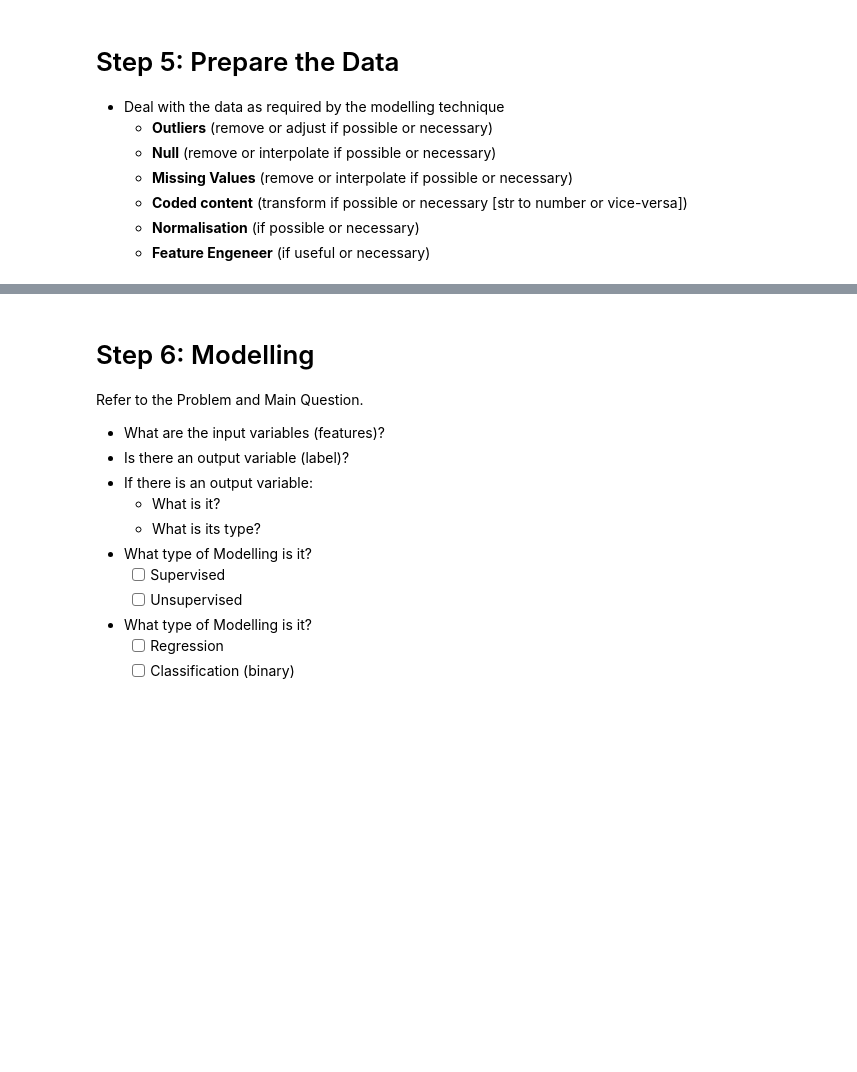
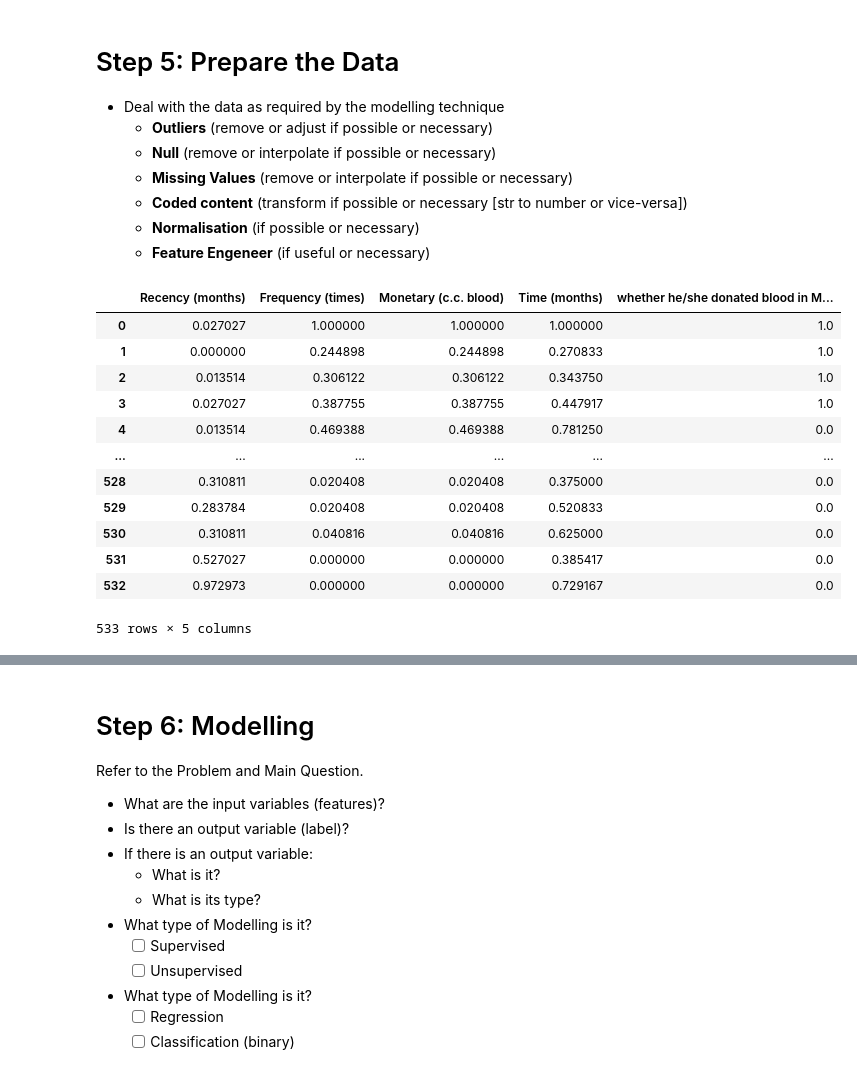
Before and after one commit to CDan07/IOD, a Jupyter notebook: Labs/Module 7/IOD_Lab-7_1_1 - Decision Trees.ipynb, the cells around one changed output, grey strips where cells are left out. Drawn from its saved outputs; the diff is of its cells as text; code cells hidden in the pictures; blank space fills up the shorter version.

```diff
--- a/Labs/Module 7/IOD_Lab-7_1_1 - Decision Trees.ipynb
+++ b/Labs/Module 7/IOD_Lab-7_1_1 - Decision Trees.ipynb
@@ -146,0 +146,19 @@ plt.show()
+# %%
+# Normalize data
+scaler = MinMaxScaler()
+df_normalized = pd.DataFrame(scaler.fit_transform(df), columns=df.columns)
+df_normalized
+# %% [output]
+|  | Recency (months) | Frequency (times) | Monetary (c.c. blood) | Time (months) | whether he/she donated blood in M... |
+| 0 | 0.027027 | 1.000000 | 1.000000 | 1.000000 | 1.0 |
+| 1 | 0.000000 | 0.244898 | 0.244898 | 0.270833 | 1.0 |
+| 2 | 0.013514 | 0.306122 | 0.306122 | 0.343750 | 1.0 |
+| 3 | 0.027027 | 0.387755 | 0.387755 | 0.447917 | 1.0 |
+| 4 | 0.013514 | 0.469388 | 0.469388 | 0.781250 | 0.0 |
+| ... | ... | ... | ... | ... | ... |
+| 528 | 0.310811 | 0.020408 | 0.020408 | 0.375000 | 0.0 |
+| 529 | 0.283784 | 0.020408 | 0.020408 | 0.520833 | 0.0 |
+| 530 | 0.310811 | 0.040816 | 0.040816 | 0.625000 | 0.0 |
+| 531 | 0.527027 | 0.000000 | 0.000000 | 0.385417 | 0.0 |
+| 532 | 0.972973 | 0.000000 | 0.000000 | 0.729167 | 0.0 |
+533 rows × 5 columns
```
Also changed, not shown: parts of 9 cells of this notebook.
